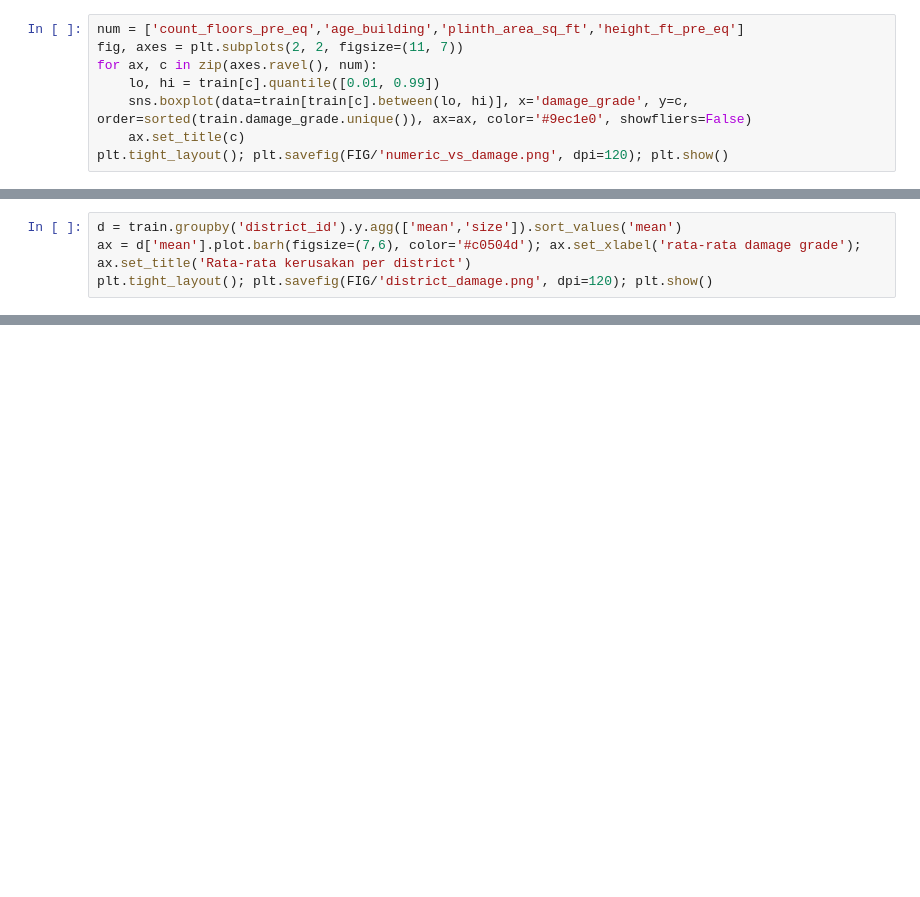
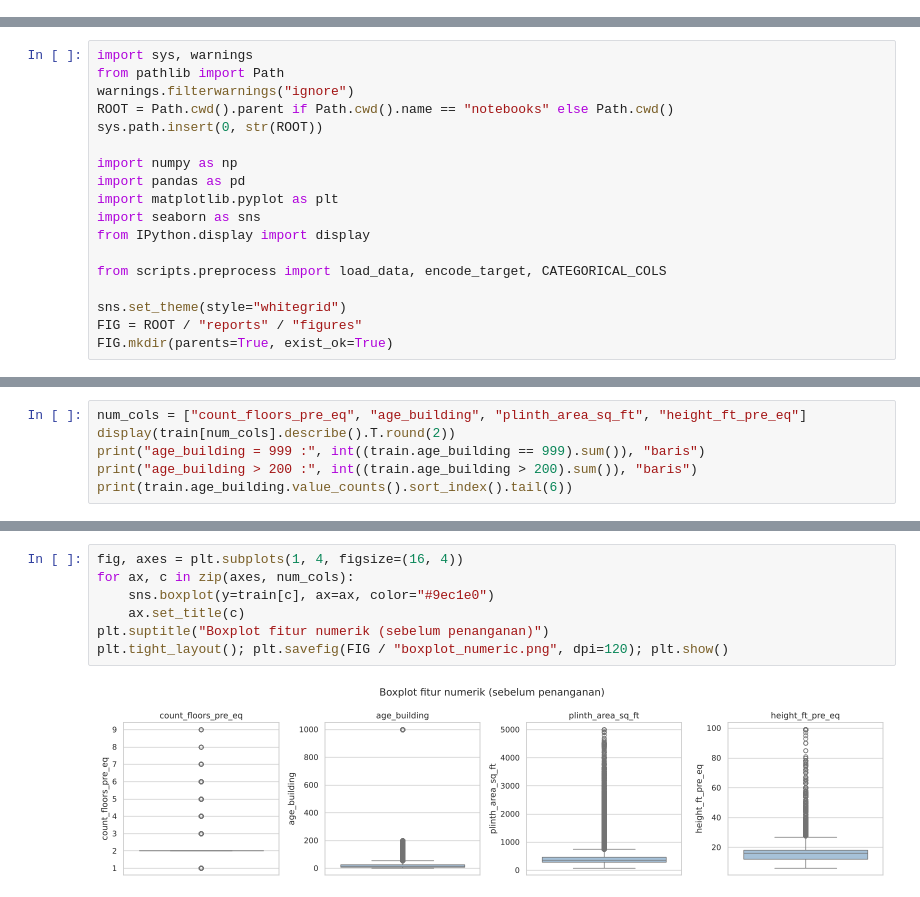
Before and after one commit to najwaauliaaa/Structural-Damage-Classification-SML, a Jupyter notebook: notebooks/01_eda.ipynb, the cells around one changed output, grey strips where cells are left out. Cells and saved outputs as stored; diff of their text form; blank space fills up the shorter version.

```diff
--- a/notebooks/01_eda.ipynb
+++ b/notebooks/01_eda.ipynb
@@ -97,8 +0,0 @@ Material dan tipe lantai/fondasi sangat membedakan: bangunan dengan fondasi/lant
-# %%
-num = ['count_floors_pre_eq','age_building','plinth_area_sq_ft','height_ft_pre_eq']
-fig, axes = plt.subplots(2, 2, figsize=(11, 7))
-for ax, c in zip(axes.ravel(), num):
-    lo, hi = train[c].quantile([0.01, 0.99])
-    sns.boxplot(data=train[train[c].between(lo, hi)], x='damage_grade', y=c, order=sorted(train.damage_grade.unique()), ax=ax, color='#9ec1e0', showfliers=False)
-    ax.set_title(c)
-plt.tight_layout(); plt.savefig(FIG/'numeric_vs_damage.png', dpi=120); plt.show()
@@ -112,4 +0,0 @@ Bangunan yang lebih tinggi dan lebih tua cenderung mengalami kerusakan lebih ber
-# %%
-d = train.groupby('district_id').y.agg(['mean','size']).sort_values('mean')
-ax = d['mean'].plot.barh(figsize=(7,6), color='#c0504d'); ax.set_xlabel('rata-rata damage grade'); ax.set_title('Rata-rata kerusakan per district')
-plt.tight_layout(); plt.savefig(FIG/'district_damage.png', dpi=120); plt.show()
@@ -129,0 +7,18 @@ Rata-rata kerusakan sangat bervariasi antar-district (epicenter di Gorkha/Sindhu
+# %%
+import sys, warnings
+from pathlib import Path
+warnings.filterwarnings("ignore")
+ROOT = Path.cwd().parent if Path.cwd().name == "notebooks" else Path.cwd()
+sys.path.insert(0, str(ROOT))
+
+import numpy as np
+import pandas as pd
+import matplotlib.pyplot as plt
+import seaborn as sns
+from IPython.display import display
+
+from scripts.preprocess import load_data, encode_target, CATEGORICAL_COLS
+
+sns.set_theme(style="whitegrid")
+FIG = ROOT / "reports" / "figures"
+FIG.mkdir(parents=True, exist_ok=True)
@@ -129,0 +152,6 @@ Rata-rata kerusakan sangat bervariasi antar-district (epicenter di Gorkha/Sindhu
+# %%
+num_cols = ["count_floors_pre_eq", "age_building", "plinth_area_sq_ft", "height_ft_pre_eq"]
+display(train[num_cols].describe().T.round(2))
+print("age_building = 999 :", int((train.age_building == 999).sum()), "baris")
+print("age_building > 200 :", int((train.age_building > 200).sum()), "baris")
+print(train.age_building.value_counts().sort_index().tail(6))
@@ -129,0 +191,9 @@ Rata-rata kerusakan sangat bervariasi antar-district (epicenter di Gorkha/Sindhu
+# %%
+fig, axes = plt.subplots(1, 4, figsize=(16, 4))
+for ax, c in zip(axes, num_cols):
+    sns.boxplot(y=train[c], ax=ax, color="#9ec1e0")
+    ax.set_title(c)
+plt.suptitle("Boxplot fitur numerik (sebelum penanganan)")
+plt.tight_layout(); plt.savefig(FIG / "boxplot_numeric.png", dpi=120); plt.show()
+# %% [output]
+[figure, added]
```
Also changed, not shown: parts of 62 cells of this notebook, 1 other file.
